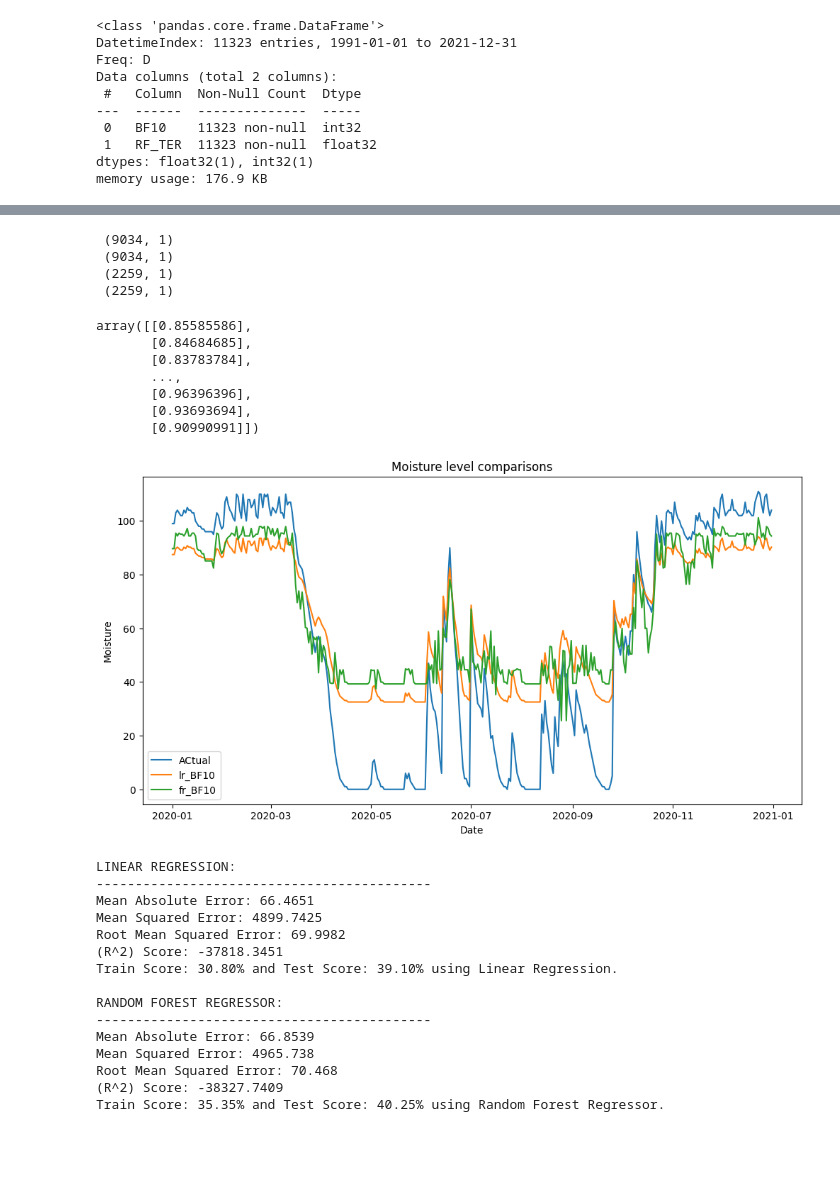
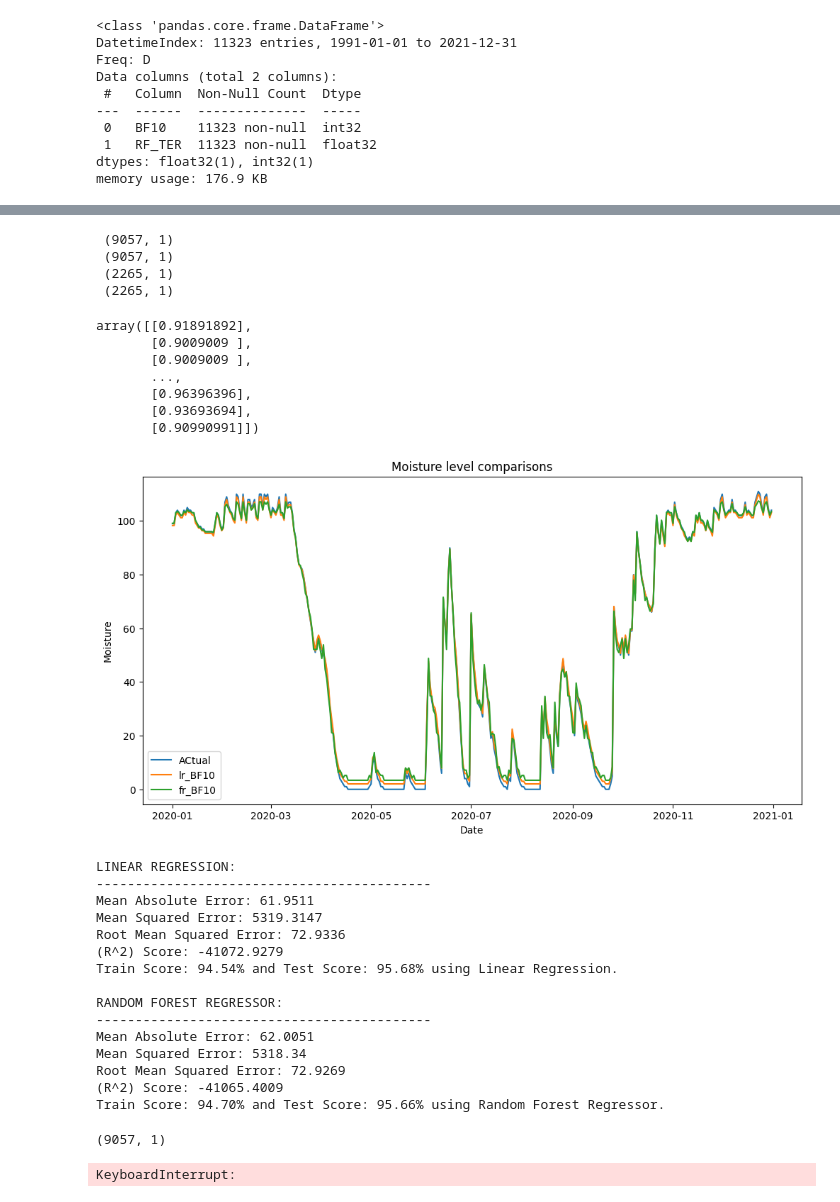
Before and after one commit to RompfRobert/Machine_Learning_and_Deep_Learning, a Jupyter notebook: Capstone-Project/test2.ipynb, the cells around one changed output, grey strips where cells are left out. Drawn from its saved outputs; the diff is of its cells as text; code cells hidden in the pictures; blank space fills up the shorter version.

Commit message:
trying to predict

```diff
--- a/Capstone-Project/test2.ipynb
+++ b/Capstone-Project/test2.ipynb
@@ -298,5 +298,5 @@ Train Score: 41.80% and Test Score: 23.68% using Random Forest Regressor.
 # %%
-FORECAST = 30
+FORECAST = 1
 df2['Prediction'] = df2[['BF10']].shift(-FORECAST)
 # %%
 # Create X and y variables shifted by the number of days we want to predict.
@@ -313,19 +313,19 @@ X_train, X_test, y_train, y_test = train_test_split(X, y, shuffle=False, test_si
 print("", X_train.shape, "\n", y_train.shape,
       "\n", X_test.shape, "\n", y_test.shape)
 # %% [output]
- (9034, 1)
- (9034, 1)
- (2259, 1)
- (2259, 1)
+ (9057, 1)
+ (9057, 1)
+ (2265, 1)
+ (2265, 1)
 # %%
 forest = RandomForestRegressor().fit(X_train, y_train)
 linear = LinearRegression().fit(X_train, y_train)
 # %%
 y_test
 # %% [output]
-array([[0.85585586],
-       [0.84684685],
-       [0.83783784],
+array([[0.91891892],
+       [0.9009009 ],
+       [0.9009009 ],
        ...,
        [0.96396396],
        [0.93693694],
@@ -333,28 +333,28 @@ array([[0.85585586],
 # %%
 forest_pred = forest.predict(X_test)
 lr_pred = linear.predict(X_test)
 
 forest_pred = sc.inverse_transform(forest_pred.reshape(-1, 1))
 lr_pred = sc.inverse_transform(lr_pred.reshape(-1, 1))
 
-prediction = pd.DataFrame(lr_pred, index=df2[9034+FORECAST:].index, columns = ['lr_BF10'])
+prediction = pd.DataFrame(lr_pred, index=df2[9057+FORECAST:].index, columns = ['lr_BF10'])
 prediction['fr_BF10'] = forest_pred
 prediction['Actuals'] = sc.inverse_transform(y_test.reshape(-1, 1))
 
 prediction['lr_BF10'] = prediction[['lr_BF10']].shift(-FORECAST)
 prediction['fr_BF10'] = prediction[['fr_BF10']].shift(-FORECAST)
 
 plt.figure(figsize=(12,6))
 plt.plot(prediction['Actuals']['2020'], label = 'ACtual')
 plt.plot(prediction['lr_BF10']['2020'], label = 'lr_BF10')
 plt.plot(prediction['fr_BF10']['2020'], label = 'fr_BF10')
 plt.legend()
 plt.title('Moisture level comparisons')
 plt.ylabel("Moisture")
 plt.xlabel('Date')
 plt.show()
 # %% [output]
-[figure, old version]
+[figure, new version]
 # %%
 print('LINEAR REGRESSION: \n-------------------------------------------')
 print("Mean Absolute Error:", round(metrics.mean_absolute_error(y_test, lr_pred), 4))
@@ -372,16 +372,45 @@ print(f'Train Score: {forest.score(X_train, y_train) * 100:.2f}% and Test Score:
 # %% [output]
 LINEAR REGRESSION:
 -------------------------------------------
-Mean Absolute Error: 66.4651
-Mean Squared Error: 4899.7425
-Root Mean Squared Error: 69.9982
-(R^2) Score: -37818.3451
-Train Score: 30.80% and Test Score: 39.10% using Linear Regression.
+Mean Absolute Error: 61.9511
+Mean Squared Error: 5319.3147
+Root Mean Squared Error: 72.9336
+(R^2) Score: -41072.9279
+Train Score: 94.54% and Test Score: 95.68% using Linear Regression.
 
 RANDOM FOREST REGRESSOR:
 -------------------------------------------
-Mean Absolute Error: 66.8539
-Mean Squared Error: 4965.738
-Root Mean Squared Error: 70.468
-(R^2) Score: -38327.7409
-Train Score: 35.35% and Test Score: 40.25% using Random Forest Regressor.
+Mean Absolute Error: 62.0051
+Mean Squared Error: 5318.34
+Root Mean Squared Error: 72.9269
+(R^2) Score: -41065.4009
+Train Score: 94.70% and Test Score: 95.66% using Random Forest Regressor.
+# %%
+X_train.shape
+# %% [output]
+(9057, 1)
+# %%
+n_ahead=30
+
+# Making the prediction list
+def predict_ahead(n_ahead, train_data):
+   yhat = []
+   for i in range(n_ahead):
+   # Making the prediction
+       fc = linear.predict(train_data)
+       yhat.append(fc)
+
+   # Creating a new input matrix for forecasting
+       train_data = np.append(train_data, fc)
+
+   # Ommitting the first variable
+       train_data = np.delete(train_data, 0)
+
+   # Reshaping for the next iteration
+       train_data = np.reshape(train_data, (len(train_data),1))
+   return yhat
+
+p=predict_ahead(n_ahead, X_train)
+print(p)
+# %% [output]
+KeyboardInterrupt:
```
Also changed, not shown: parts of 21 cells of this notebook.
